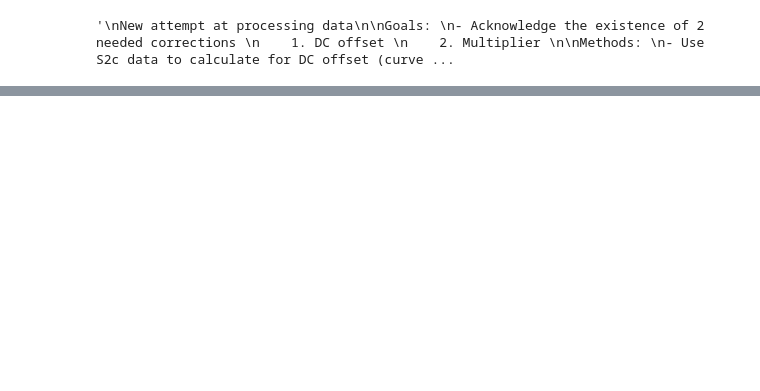
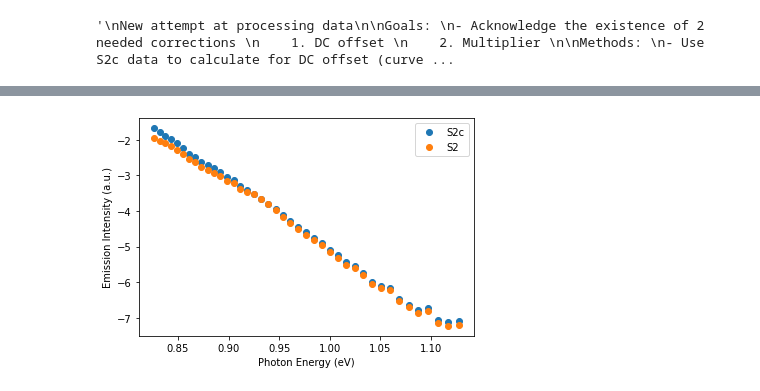
Before and after one commit to teoyi/PROJECT-Automate-Research-Process, a Jupyter notebook: test.ipynb, the cells around one changed output, grey strips where cells are left out. Saved outputs shown, nothing was run; the diff lists cells and outputs as text; code cells hidden in the pictures; blank space fills up the shorter version.

```diff
--- a/test.ipynb
+++ b/test.ipynb
@@ -49,0 +78,13 @@ latticeT = components[0]
+# %%
+# Converting raw S2c to semi log plot of emission intensity against photon energy  (manually log data)
+new_df['Photon Energy'] = (h*c)/(new_df[col[0]]*10**-9)
+new_df['ln(S2c)'] = np.log(new_df[col[1]])
+new_df['ln(S2)'] = np.log(new_df[col[3]])
+plt.plot(new_df['Photon Energy'], new_df['ln(S2c)'], 'o', label='S2c')
+plt.plot(new_df['Photon Energy'], new_df['ln(S2)'], 'o', label='S2')
+plt.ylabel('Emission Intensity (a.u.)')
+plt.xlabel('Photon Energy (eV)')
+plt.legend()
+plt.show()
+# %% [output]
+[figure, added]
```
Also changed, not shown: parts of 9 cells of this notebook.
